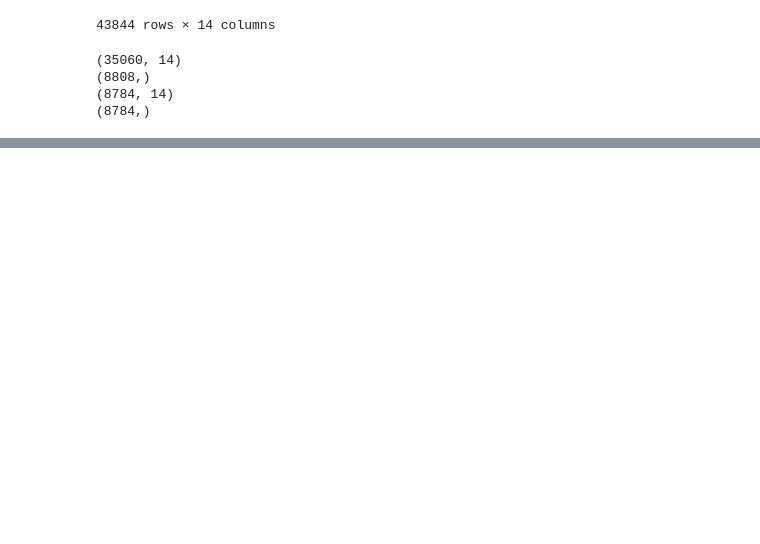
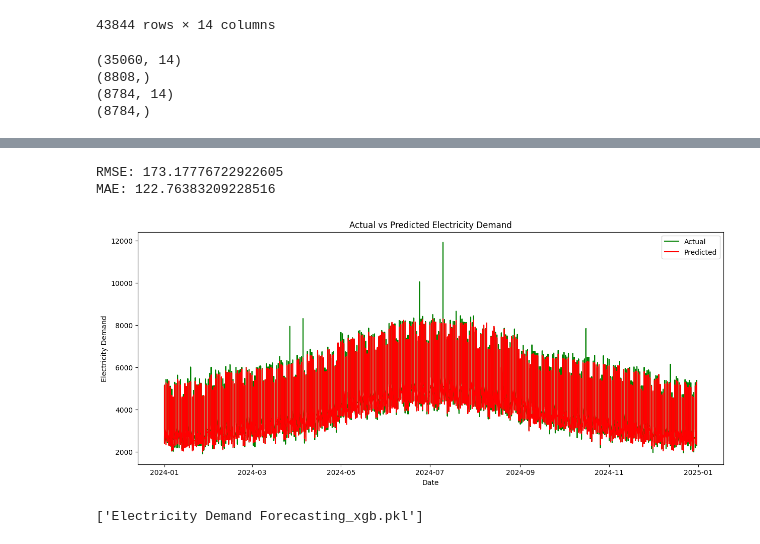
Before and after one commit to abdurrahman16/Electricity-Demand-Forecasting_Model-XGboost-, a Jupyter notebook: Electricity_Demand_Forecasting_Model(XGboost).ipynb, the cells around one changed output, grey strips where cells are left out. Cells and saved outputs as stored; diff of their text form; code cells hidden in the pictures; blank space fills up the shorter version.

```diff
--- a/Electricity_Demand_Forecasting_Model(XGboost).ipynb
+++ b/Electricity_Demand_Forecasting_Model(XGboost).ipynb
@@ -295,7 +295,7 @@ X
 #training and testing
 X_train =X.loc[: "2023-12-31"]
 # %%
-Y_train = Y.loc["2023-12-31": ]
+Y_train = Y.loc[: "2023-12-31"]
 # %%
 x_test= X.loc['2024-01-01': ]
 # %%
@@ -318,3 +318,5 @@ from sklearn.model_selection import TimeSeriesSplit
 # %%
 model_xgb =XGBRegressor(n_estimators=1000, early_stopping_rounds=50, learning_rate=0.01,random_state=42,
                         objective='reg:squarederror')
+# %%
+model_xgb.fit(X_train, Y_train, eval_set=[(X_train, Y_train),(x_test, Y_test)], verbose=False)
@@ -320,0 +335,2 @@ model_xgb =XGBRegressor(n_estimators=1000, early_stopping_rounds=50, learning_ra
+# %%
+predictions_xgb = model_xgb.predict(x_test)
@@ -320,0 +340,23 @@ model_xgb =XGBRegressor(n_estimators=1000, early_stopping_rounds=50, learning_ra
+# %%
+print("RMSE:", rmse_xgb)
+print("MAE:", mae_xgb)
+# %% [output]
+RMSE: 173.17776722922605
+MAE: 122.76383209228516
+# %%
+#visual
+plt.figure(figsize=(15,6))
+plt.plot(Y_test.index, Y_test.values, label='Actual', color='Green')
+plt.plot(Y_test.index, predictions_xgb, label='Predicted', color='Red')
+plt.title('Actual vs Predicted Electricity Demand')
+plt.xlabel('Date')
+plt.ylabel('Electricity Demand')
+plt.legend()
+plt.show()
+# %% [output]
+[figure, added]
+# %%
+import joblib
+joblib.dump(model_xgb, 'Electricity Demand Forecasting_xgb.pkl')
+# %% [output]
+['Electricity Demand Forecasting_xgb.pkl']
```
Also changed, not shown: parts of 2 cells of this notebook.
